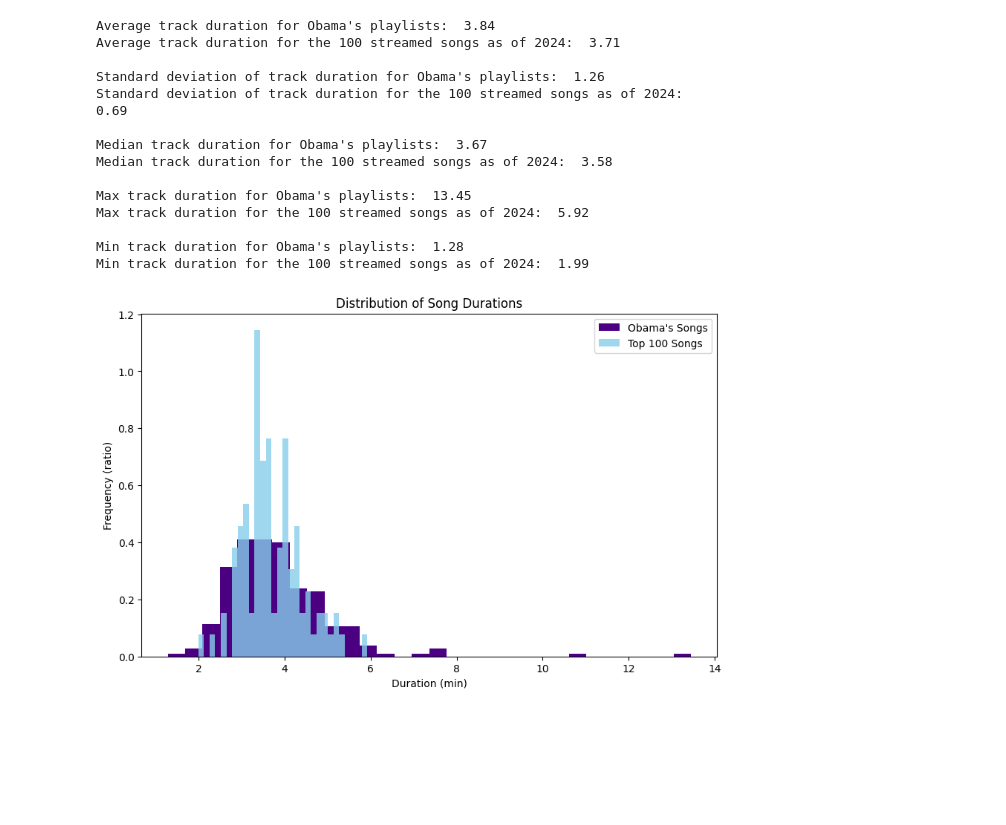
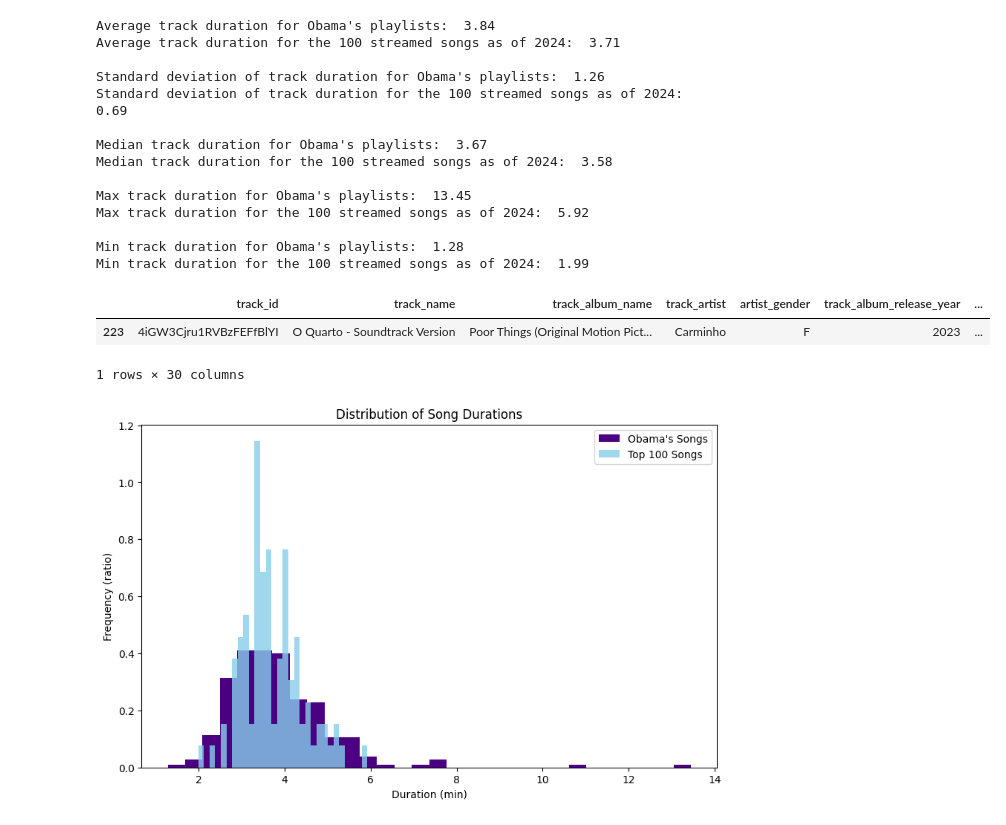
Before and after one commit to Ramonalyst/Music_Recommendation_System, a Jupyter notebook: Obama_vs_Top_100_Comparison.ipynb, the cells around one changed output. Cells and saved outputs as stored; diff of their text form; code cells hidden in the pictures; blank space fills up the shorter version.

```diff
--- a/Obama_vs_Top_100_Comparison.ipynb
+++ b/Obama_vs_Top_100_Comparison.ipynb
@@ -531,6 +609,12 @@ Max track duration for the 100 streamed songs as of 2024:  5.92
 
 Min track duration for Obama's playlists:  1.28
 Min track duration for the 100 streamed songs as of 2024:  1.99
+# %%
+df_obama[df_obama["duration_min"]==1.28]
+# %% [output]
+|  | track_id | track_name | track_album_name | track_artist | artist_gender | track_album_release_year | ... |
+| 223 | 4iGW3Cjru1RVBzFEFfBlYI | O Quarto - Soundtrack Version | Poor Things (Original Motion Pict... | Carminho | F | 2023 | ... |
+1 rows × 30 columns
 # %%
 plt.figure(figsize=(10, 6))
 
```
Also changed, not shown: parts of 17 cells of this notebook.
